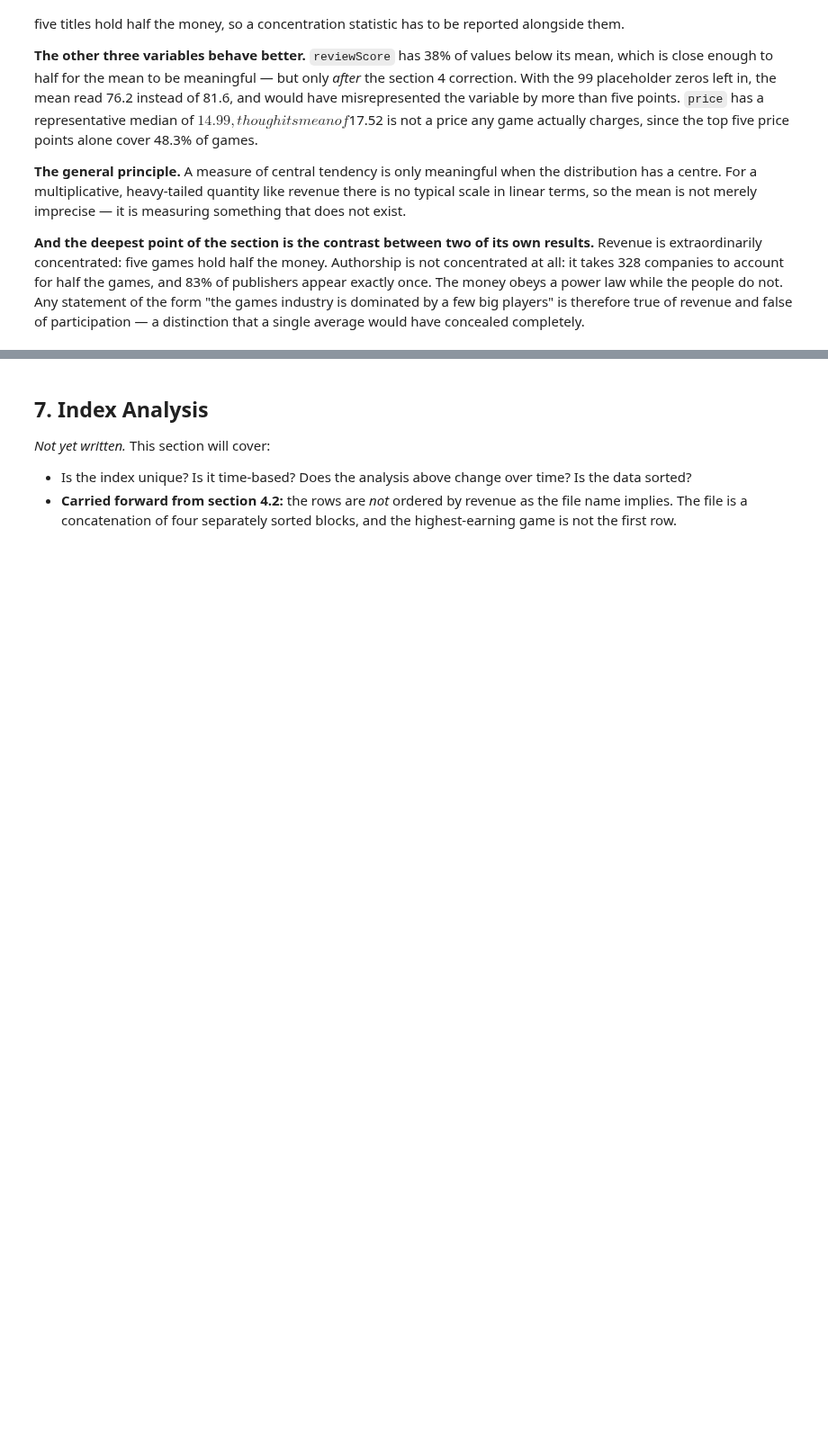
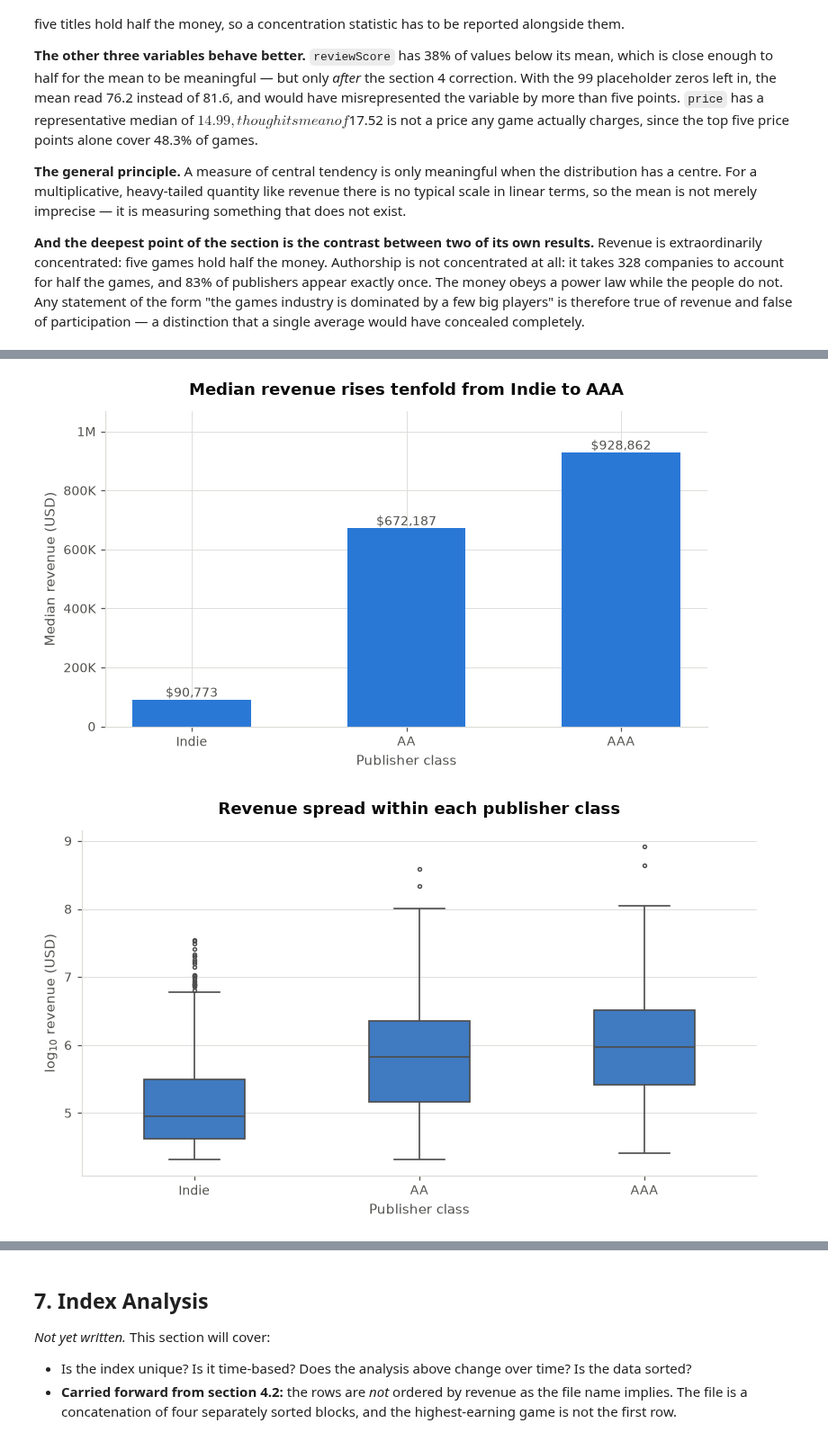
Before and after one commit to shonmazon/Data_Science, a Jupyter notebook: assignment1-eda/notebooks/steam_2024_eda.ipynb, the cells around one changed output, grey strips where cells are left out. Shown at 90% size. Saved outputs shown, nothing was run; the diff lists cells and outputs as text; code cells hidden in the pictures; blank space fills up the shorter version.

```diff
--- a/assignment1-eda/notebooks/steam_2024_eda.ipynb
+++ b/assignment1-eda/notebooks/steam_2024_eda.ipynb
@@ -1198,0 +1470,6 @@ completely.
+# %%
+display(plot_median_revenue_by_class(featured_games))
+display(plot_revenue_box_by_class(featured_games))
+# %% [output]
+[figure, added]
+[figure, added]
```
Also changed, not shown: parts of 27 cells of this notebook, 2 other files.
